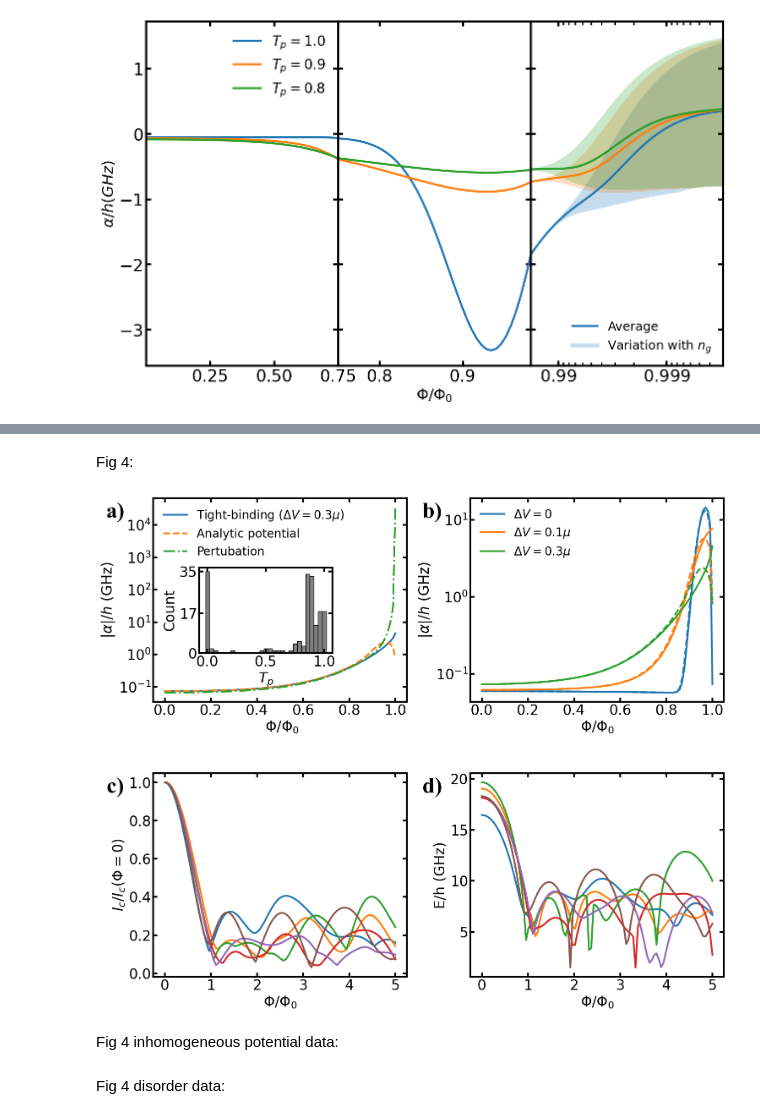
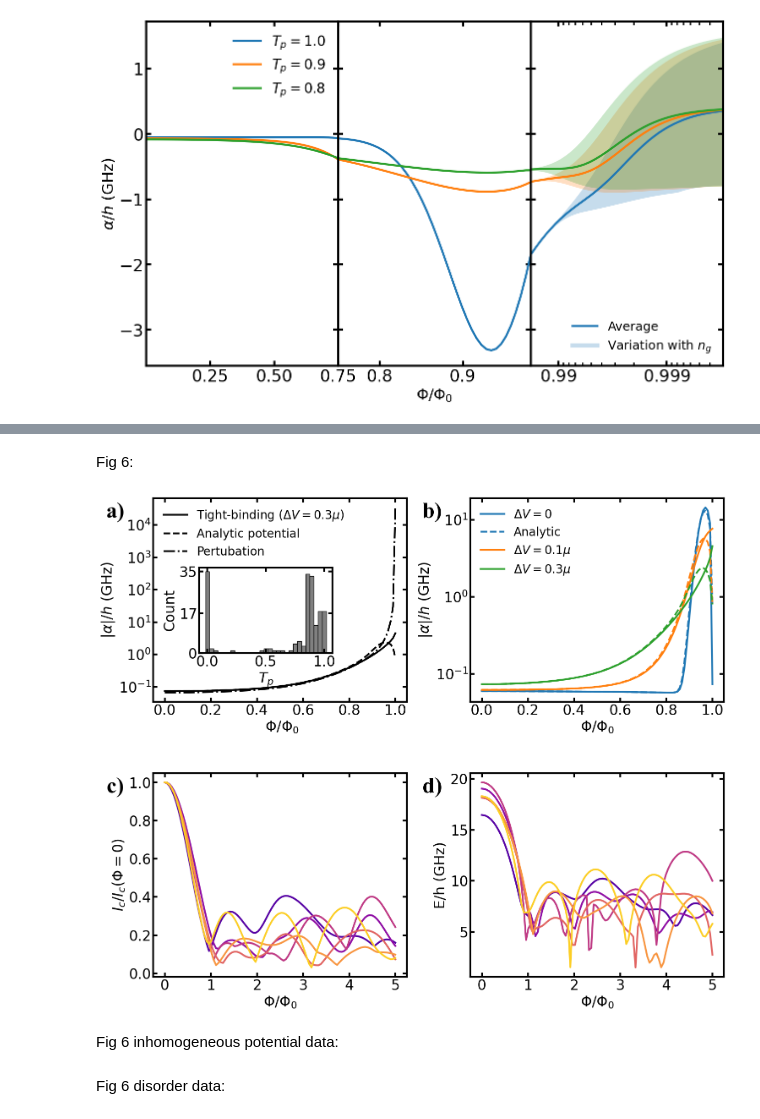
Before and after one commit to Longyu975/fraunhofer-gatemon-code, a Jupyter notebook: final_fig.ipynb, the cells around one changed output, grey strips where cells are left out. Saved outputs shown, nothing was run; the diff lists cells and outputs as text; code cells hidden in the pictures.

```diff
--- a/final_fig.ipynb
+++ b/final_fig.ipynb
@@ -403,7 +403,7 @@ energy_labels = [r'$E_{01}$', r'$E_{02}$']
 Tp_handles = [mlines.Line2D([], [], color=c, lw=3, linestyle='-') for c in Tp_colors]
 Tp_labels = [r'$T_p=1.0$', r'$T_p=0.9$', r'$T_p=0.8$']
 axes[0].legend(energy_handles + Tp_handles, energy_labels + Tp_labels, fontsize=20, frameon=False)
-axes[0].set_ylabel(r'$E/h (GHz)$', fontsize=22)
+axes[0].set_ylabel(r'$E/h$ (GHz)', fontsize=22)
 # axes[0].text(-1.2, 1, 'a)', transform=ax.transAxes,fontweight='bold',fontfamily='Times New Roman',fontsize=38, ha='center', va='top')
 # ==============================================================
 # 6) Last panel energy-levels (Shading for Tp=1.0 only, Averages for all)
@@ -506,7 +506,7 @@ for idx, mask in enumerate([seg1_mask, seg2_mask]):
     setup(ax)
 # axesD[1].text(-1.2, 1, 'b)', transform=ax.transAxes,fontweight='bold',fontfamily='Times New Roman',fontsize=38, ha='center', va='top')
 # only leftmost panel has ylabel
-axesD[0].set_ylabel(r'$\alpha/h (GHz)$', fontsize=22)
+axesD[0].set_ylabel(r'$\alpha/h$ (GHz)', fontsize=22)
 
 # Add colored Tp legend (no frame) on leftmost panel
 # Add colored Tp legend + analytic reference
@@ -569,10 +569,10 @@ ng_labels = [r'Average', r'Variation with $n_g$']
 axD.legend(ng_handles, ng_labels, fontsize=18, frameon=False,loc='lower right')
 setup(axD)
 # Save the Energy Levels figure (fig)
-fig.savefig('Fig2.pdf', format='pdf', bbox_inches='tight')
+fig.savefig('Fig3.pdf', format='pdf', bbox_inches='tight')
 
 # Save the Anharmonicities figure (figD)
-figD.savefig('Fig3.pdf', format='pdf', bbox_inches='tight')
+figD.savefig('Fig4.pdf', format='pdf', bbox_inches='tight')
 
 # finally show figures
 plt.show()
@@ -719,5 +1115,5 @@ plt.show()
 # %% [markdown]
-Fig 4:
+Fig 6:
 # %%
 import numpy as np
 import matplotlib.pyplot as plt
@@ -820,15 +1216,15 @@ setup(axL)
 
 # 1. TB result (solid)
 axL.plot(flux_vals_csv, np.abs(anh_tb_vals),
-         label=fr'Tight-binding ($\Delta V={factor}\mu$)', linewidth=3, linestyle='-', color='C0')
+         label=fr'Tight-binding ($\Delta V={factor}\mu$)', linewidth=3, linestyle='-', color='black')
 
 # 2. Analytic potential result (dashed)
 axL.plot(flux_vals_csv, np.abs(anh_pot_vals),
-         label='Analytic potential', linewidth=3, linestyle='--', color='C1')
+         label='Analytic potential', linewidth=3, linestyle='--', color='black')
 
 # 3. Perturbation theory result (dotted or dashed)
 axL.plot(flux_range, np.abs(analytic_anh),
-         label='Pertubation', linewidth=3, linestyle='-.', color='C2')
+         label='Pertubation', linewidth=3, linestyle='-.', color='black')
 # Create the inset inside axL
 ax_hist = inset_axes(axL, width="35%", height="35%", loc='center left',
                      bbox_to_anchor=(0.17, -0.15, 1.5, 1.2), bbox_transform=axL.transAxes)
@@ -861,7 +1257,7 @@ axL.legend(fontsize=20, frameon=False)
 # again, just old ax1 → axR
 setup(axR)
 
-for dV, color, label in zip(dV_list, colors, labels):
+for i, (dV, color, label) in enumerate(zip(dV_list, colors, labels)):
     sub_df = df[np.isclose(df["dV"], dV)]
     flux_vals = sub_df["flux"].values
     anh_tb_vals = sub_df["anh_tb"].values
@@ -874,7 +1270,7 @@ for dV, color, label in zip(dV_list, colors, labels):
 
     # Dashed = analytic potential
     axR.plot(flux_vals, np.abs(anh_pot_vals),
-            linestyle='--', color=color, linewidth=3,
+            linestyle='--', color=color, linewidth=3,label='Analytic' if i == 0 else None
     )
             # label=f'{label} (analytic)')
 
@@ -889,7 +1285,9 @@ axR.legend(fontsize=20, frameon=False,  columnspacing=0.1)
 # =======================
 df_dis = pd.read_csv("transitions_3mu_disorder.csv")
 seeds = df_dis['seed'].unique()
-colors = ['C0', 'C1', 'C2', 'C3', 'C4', 'C5']
+colors = plt.cm.plasma(
+    np.linspace(0.15, 0.9, len(seeds))
+)
 setup(axC)
 
 for i, seed in enumerate(seeds):
@@ -922,37 +1320,37 @@ setup(axD)
 for i, seed in enumerate(seeds):
     sub = df_dis[df_dis['seed'] == seed].sort_values('flux')
     flux = sub['flux']
     f01 = sub['f01']
     f12 = sub['f12']
     f02 = f01 + f12
 
     c = colors[i % len(colors)]
 
     axD.plot(flux, f01, lw=3, color=c)
 
 axD.set_xlabel(r'$\Phi/\Phi_0$', fontsize=24)
 axD.set_ylabel(r'E/h (GHz)', fontsize=24)
 axD.text(
     -0.15, 0.98, 'd)',
     transform=axD.transAxes,
     fontweight='bold',
     fontfamily='Times New Roman',
     fontsize=38,
     ha='center', va='top'
 )
 
 plt.subplots_adjust(
     bottom=0.08, left=0.08,
     right=0.98, top=0.95,
     wspace=0.25, hspace=0.35
 )
 
-fig.savefig('Fig4.pdf', format='pdf', bbox_inches='tight')
+fig.savefig('Fig6.pdf', format='pdf', bbox_inches='tight')
 plt.show()
 # %% [output]
-[figure, old version]
+[figure, new version]
 # %% [markdown]
-Fig 4 inhomogeneous potential data:
+Fig 6 inhomogeneous potential data:
 # %%
 import numpy as np
 import matplotlib.pyplot as plt
@@ -1129,7 +1527,7 @@ ax.legend(fontsize=16, frameon=False, ncol=2)
 plt.tight_layout()
 plt.show()
 # %% [markdown]
-Fig 4 disorder data:
+Fig 6 disorder data:
 # %%
 import numpy as np
 import matplotlib.pyplot as plt
```
Also changed, not shown: parts of 7 cells of this notebook, 9 other files.
